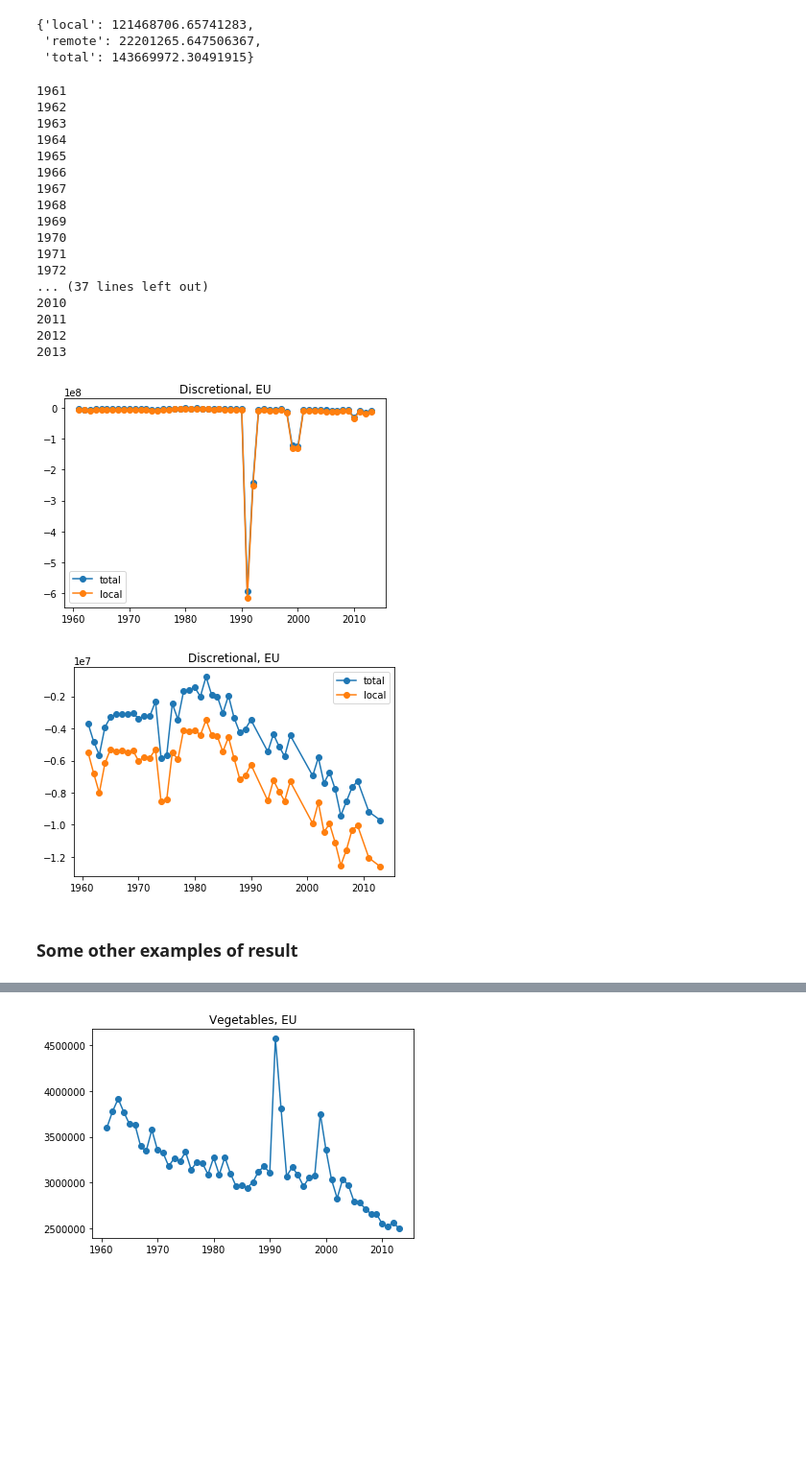
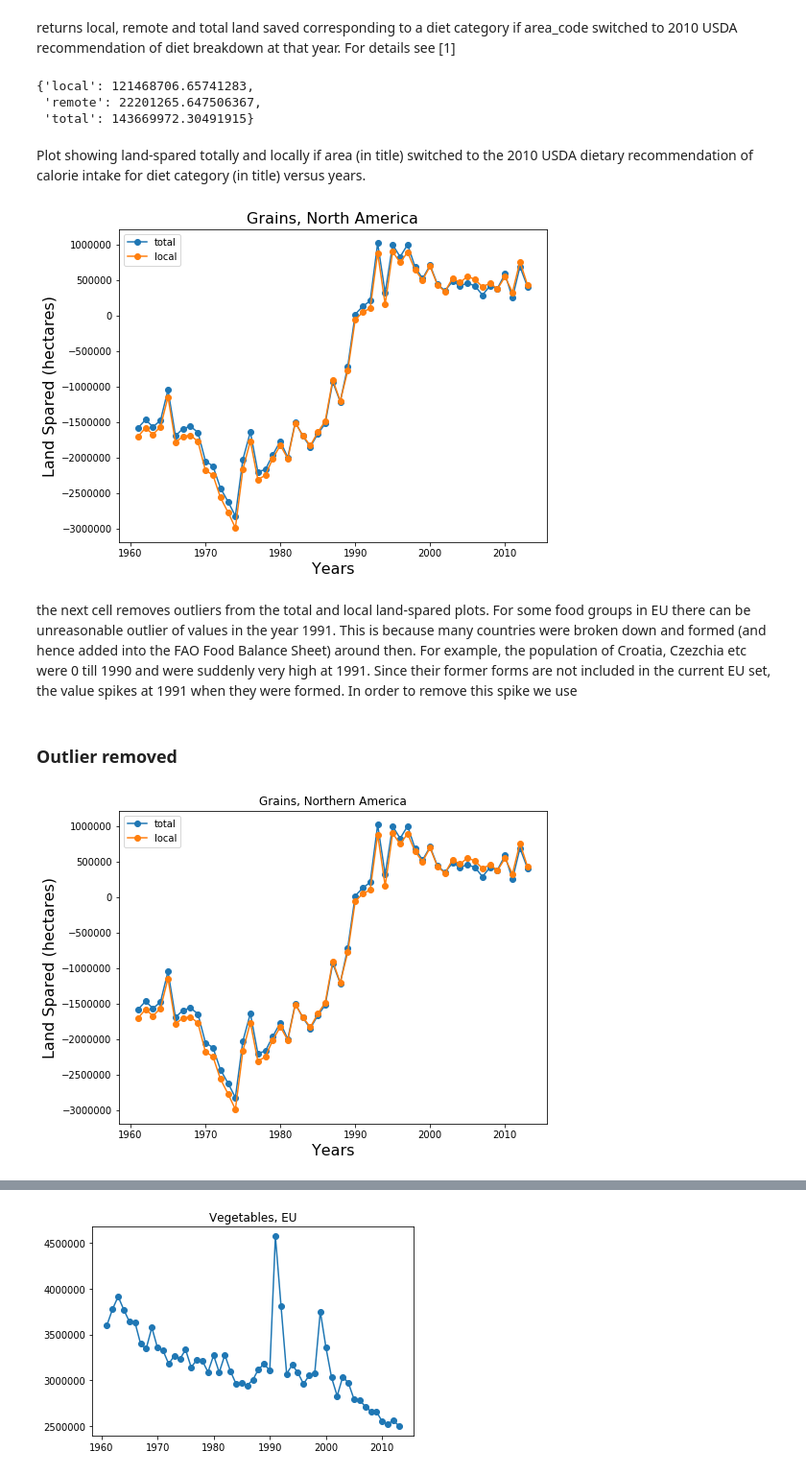
Before and after one commit to Saptarshi07/Dietary-Trends-Tools, a Jupyter notebook: test.ipynb, the cells around one changed output, grey strips where cells are left out. Shown at 96% size. Cells and saved outputs as stored; diff of their text form; code cells hidden in the pictures; blank space fills up the shorter version.

```diff
--- a/test.ipynb
+++ b/test.ipynb
@@ -7,3 +12,5 @@ import seaborn as sns
+# %% [markdown]
+returns local, remote and total land saved corresponding to a diet category if area_code switched to 2010 USDA recommendation of diet breakdown at that year. For details see [1]
 # %%
 get_land_saved(231, 'meats', 2000, 2002)
 # %% [output]
@@ -16,50 +23,41 @@ for year in range(start_year,end_year + 1):
     local_res = 0.0
     remote_res = 0.0
     total_res = 0.0
-    for area in areapd.loc[areapd['Country Group'] == 'European Union']['Country Code'].tolist():
-        result = get_land_saved(area, 'sugar', 2000, year)
+    for area in areapd.loc[areapd['Country Group'] == 'Northern America']['Country Code'].tolist():
+        result = get_land_saved(area, 'grains', 2000, year)
         local_res += result['local']
         remote_res += result['remote']
         total_res += result['total']
     land_use_dict[year] = (local_res,remote_res,total_res)
-    #printing year just for clocking the code
-    print(year)
+    #print(year)
-# %% [output]
-1961
-1962
-1963
-1964
-1965
-1966
-1967
-1968
-1969
-1970
-1971
-1972
-... (37 lines left out)
-2010
-2011
-2012
-2013
+# %% [markdown]
+Plot showing land-spared totally and locally if area (in title) switched to the 2010 USDA dietary recommendation of calorie intake for diet category (in title) versus years.
 # %%
+plt.figure(figsize = (8,6))
 plt.plot(land_use_dict.keys(),[x[2] for x in list(land_use_dict.values())],'-o',label = 'total')
 plt.plot(land_use_dict.keys(),[x[0] for x in list(land_use_dict.values())],'-o', label = 'local')
-plt.title('Discretional, EU')
+plt.ylabel('Land Spared (hectares)', fontsize = 16)
+plt.xlabel('Years', fontsize = 16)
+plt.title('Grains, North America',fontsize = 16)
 plt.legend()
 plt.show()
 # %% [output]
-[figure, old version]
+[figure, new version]
+# %% [markdown]
+the next cell removes outliers from the total and local land-spared plots. For some food groups in EU there can be unreasonable outlier of values in the year 1991. This is because many countries were broken down and formed (and hence added into the FAO Food Balance Sheet) around then. For example, the population of Croatia, Czezchia etc were 0 till 1990 and were suddenly very high at 1991. Since their former forms are not included in the current EU set, the value spikes at 1991 when they were formed. In order to remove this spike we use
 # %%
 new_land_dict = remove_outlier(land_use_dict,0)
 new_land_dict = remove_outlier(new_land_dict,2)
+# %% [markdown]
+### Outlier removed
 # %%
+plt.figure(figsize = (8,6))
 plt.plot(new_land_dict.keys(),[x[2] for x in list(new_land_dict.values())],'-o',label = 'total')
 plt.plot(new_land_dict.keys(),[x[0] for x in list(new_land_dict.values())],'-o', label = 'local')
-plt.title('Discretional, EU')
+plt.title('Grains, Northern America')
+plt.ylabel('Land Spared (hectares)', fontsize = 16)
+plt.xlabel('Years', fontsize = 16)
 plt.legend()
 plt.show()
 # %% [output]
-[figure, old version]
+[figure, new version]
-# %% [markdown]
-### Some other examples of result
```
Also changed, not shown: parts of 15 cells of this notebook.
